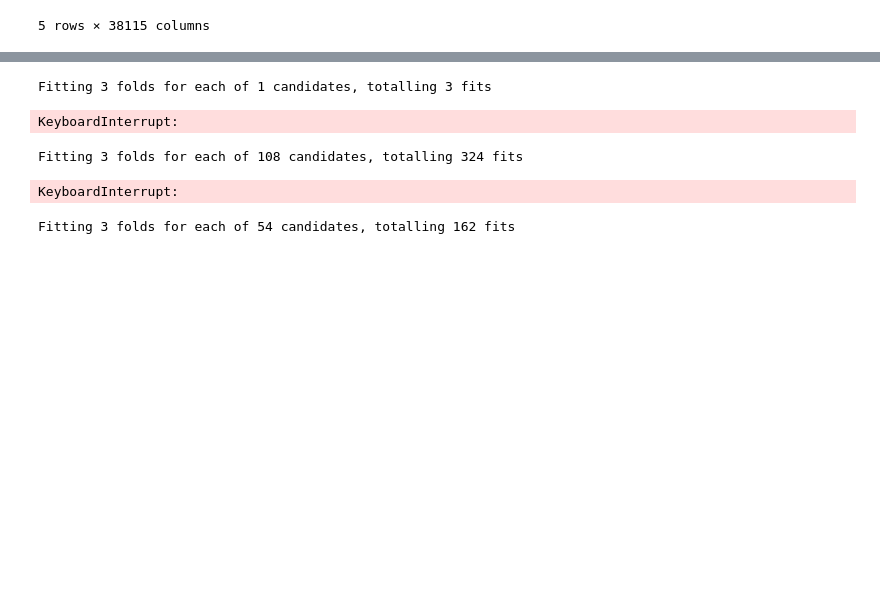
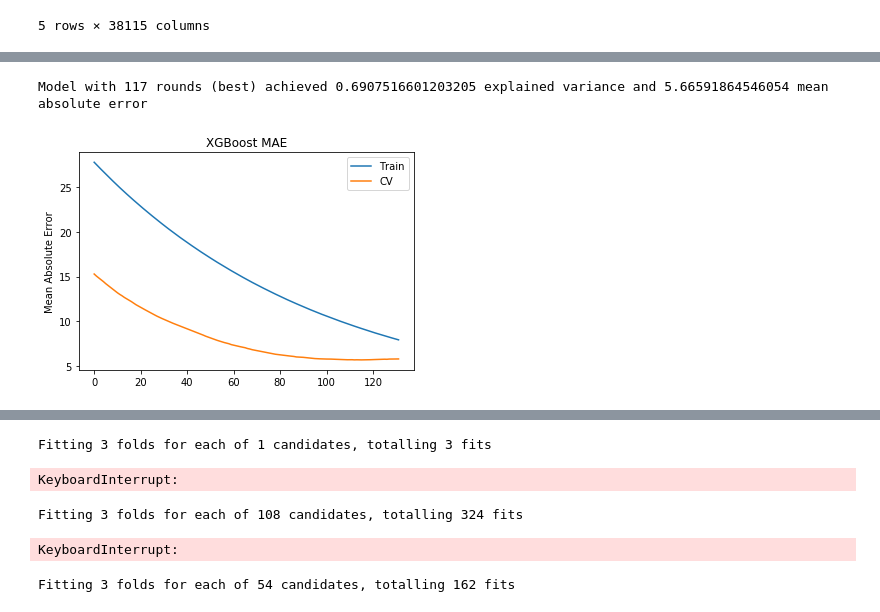
Before and after one commit to rohilbadkundri/CALM, a Jupyter notebook: exhaustive_feature_selection.ipynb, the cells around one changed output, grey strips where cells are left out. Drawn from its saved outputs; the diff is of its cells as text; code cells hidden in the pictures; blank space fills up the shorter version.

```diff
--- a/exhaustive_feature_selection.ipynb
+++ b/exhaustive_feature_selection.ipynb
@@ -75,2 +87,3 @@ selected_features_2_4.shape
 # %%
-selected_features_4_6 = select_features(full_data_4_6[full_features.columns].drop(columns=['date', 'gov_iso', 'days_from']), full_data_4_6['week_4_to_6_cases'], fdr_level=10**-10)
+selected_features_4_6 = select_features(full_data_4_6[full_features.columns].drop(columns=['date', 'gov_iso', 'days_from']), full_data_4_6['week_4_to_6_cases'], fdr_level=0.01)
+selected_features_4_6.shape
@@ -129,0 +178,5 @@ rfecv = RFECV(estimator=rfe_model, step=0.01, cv=TimeSeriesSplit(n_splits=3),
+# %%
+validate_performance(selected_features_4_6, full_data_4_6[['date', 'week_4_to_6_cases']])
+# %% [output]
+Model with 117 rounds (best) achieved 0.6907516601203205 explained variance and 5.66591864546054 mean absolute error
+[figure, added]
```
Also changed, not shown: parts of 41 cells of this notebook, 2 other files.
